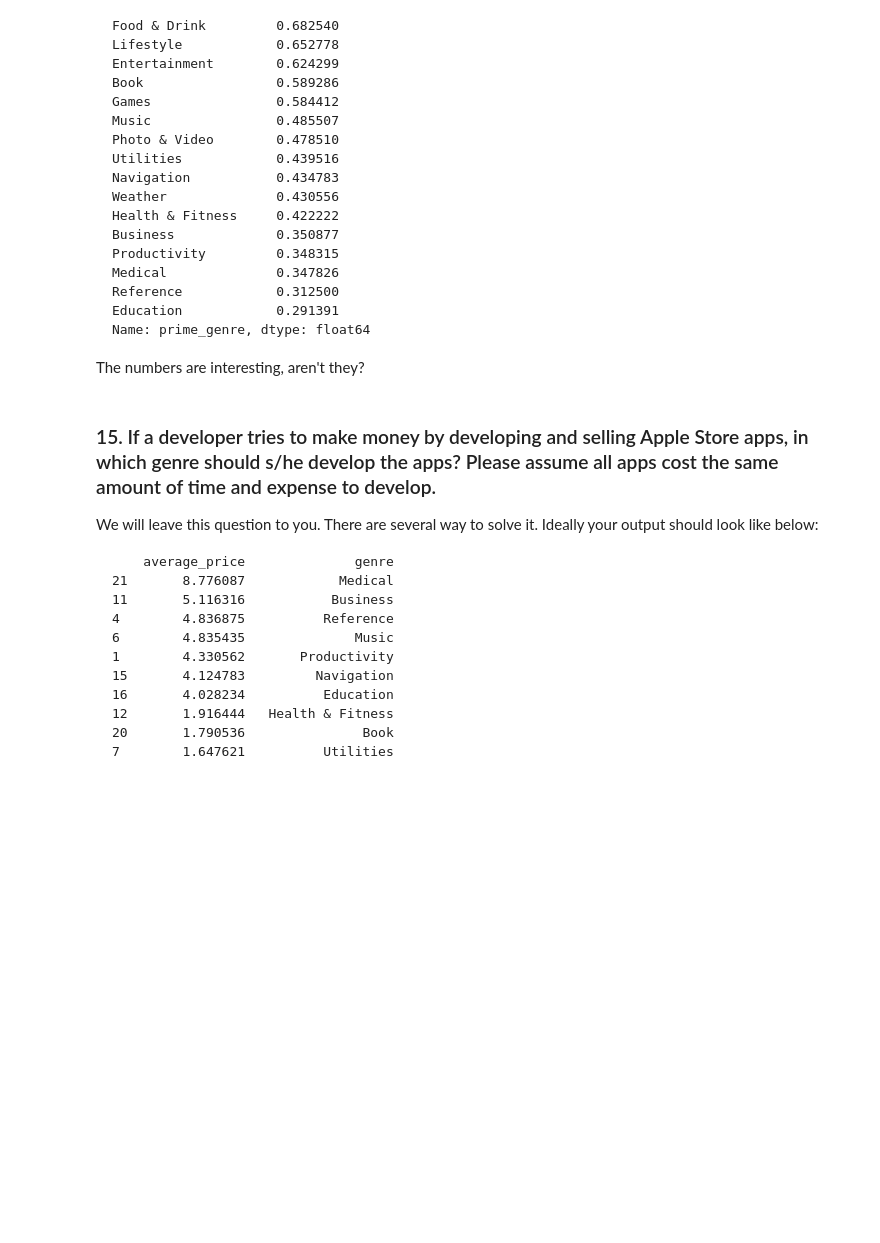
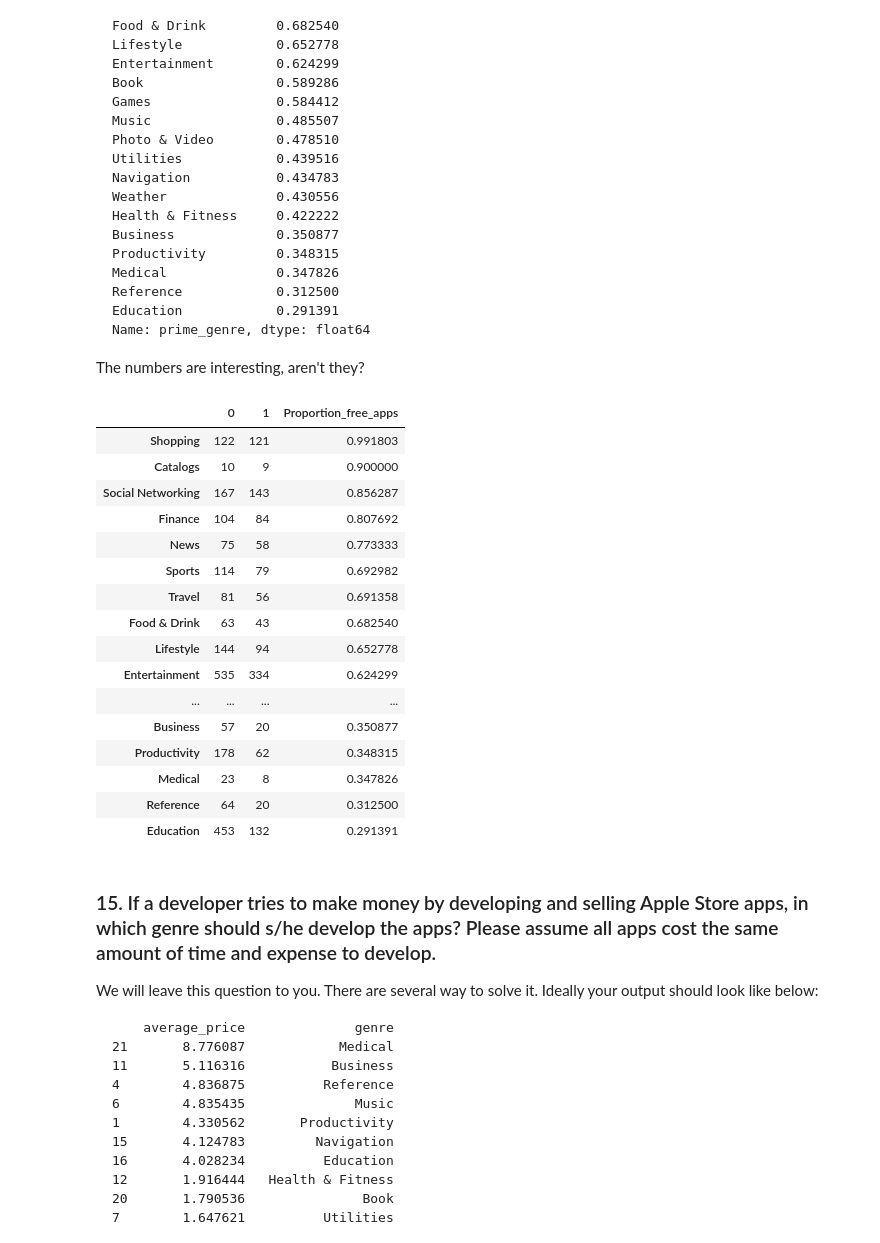
Before and after one commit to ta-data-mexpt/lab-pandas-deep-dive, a Jupyter notebook: main.ipynb, the cells around one changed output. Saved outputs shown, nothing was run; the diff lists cells and outputs as text; code cells hidden in the pictures; blank space fills up the shorter version.

````diff
--- a/main.ipynb
+++ b/main.ipynb
@@ -12,8 +10,7 @@ import io
 # %% [markdown]
 ### 2. Define a variable called `path` that contains the path to the csv file you downloaded.
 # %%
-data=requests.get("https://raw.githubusercontent.com/eduardoheros/lab-pandas-deep-dive/master/data/apple_store.csv").content
-data=io.StringIO(data.decode("utf-8"))
+data="https://raw.githubusercontent.com/eduardoheros/lab-pandas-deep-dive/master/data/apple_store.csv"
 # %% [markdown]
 ### 3. Using the Pandas `read_csv()` method, import the csv file at the path above.
 
@@ -111,3 +143,6 @@ Entertainment     535
 Education         453
 Name: prime_genre, dtype: int64
 ```
+# %%
+total_genre=data.prime_genre.value_counts()
+total_genre[0:3]
@@ -142,3 +182,6 @@ Catalogs                9
 Medical                 8
 Name: prime_genre, dtype: int64
 ```
+# %%
+free_genre=data[data.price==0].prime_genre.value_counts()
+free_genre[0:3]
@@ -175,6 +223,28 @@ Name: prime_genre, dtype: float64
 ```
 
 The numbers are interesting, aren't they?
+# %%
+compare_price_genre=pd.concat([total_genre,free_genre],join="inner",ignore_index=True,axis=1)
+compare_price_genre["Proportion_free_apps"]=compare_price_genre.iloc[:,1]/compare_price_genre.iloc[:,0]
+compare_price_genre.sort_values(by=["Proportion_free_apps"],ascending=False)
+# %% [output]
+|  | 0 | 1 | Proportion_free_apps |
+| Shopping | 122 | 121 | 0.991803 |
+| Catalogs | 10 | 9 | 0.900000 |
+| Social Networking | 167 | 143 | 0.856287 |
+| Finance | 104 | 84 | 0.807692 |
+| News | 75 | 58 | 0.773333 |
+| Sports | 114 | 79 | 0.692982 |
+| Travel | 81 | 56 | 0.691358 |
+| Food & Drink | 63 | 43 | 0.682540 |
+| Lifestyle | 144 | 94 | 0.652778 |
+| Entertainment | 535 | 334 | 0.624299 |
+| ... | ... | ... | ... |
+| Business | 57 | 20 | 0.350877 |
+| Productivity | 178 | 62 | 0.348315 |
+| Medical | 23 | 8 | 0.347826 |
+| Reference | 64 | 20 | 0.312500 |
+| Education | 453 | 132 | 0.291391 |
 # %% [markdown]
 ### 15. If a developer tries to make money by developing and selling Apple Store apps, in which genre should s/he develop the apps? Please assume all apps cost the same amount of time and expense to develop.
 
````
Also changed, not shown: parts of 16 cells of this notebook.
